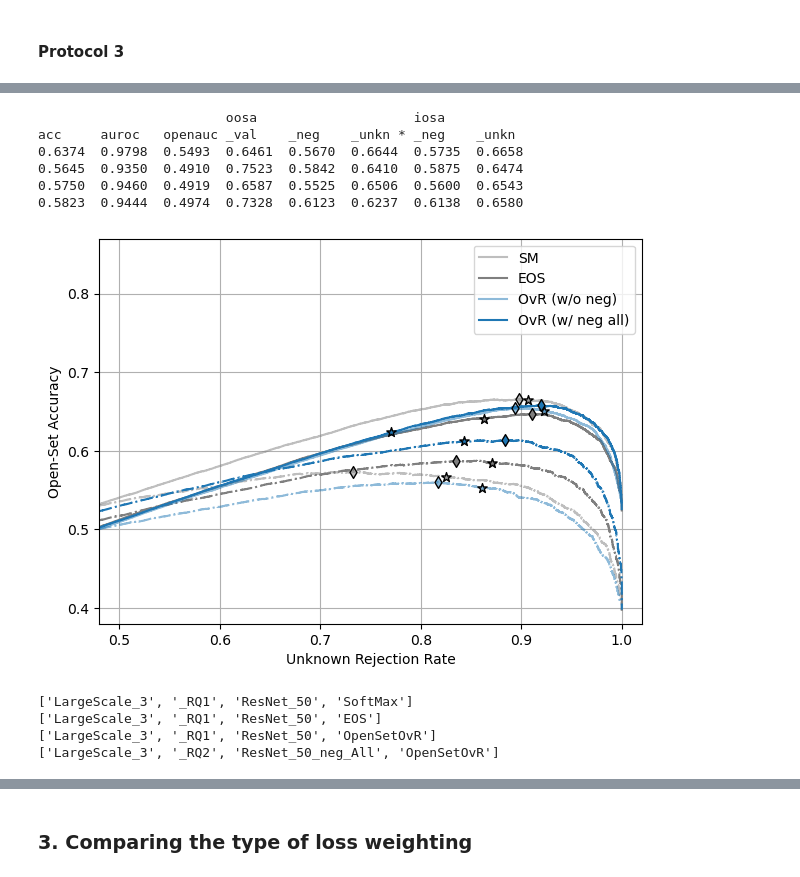
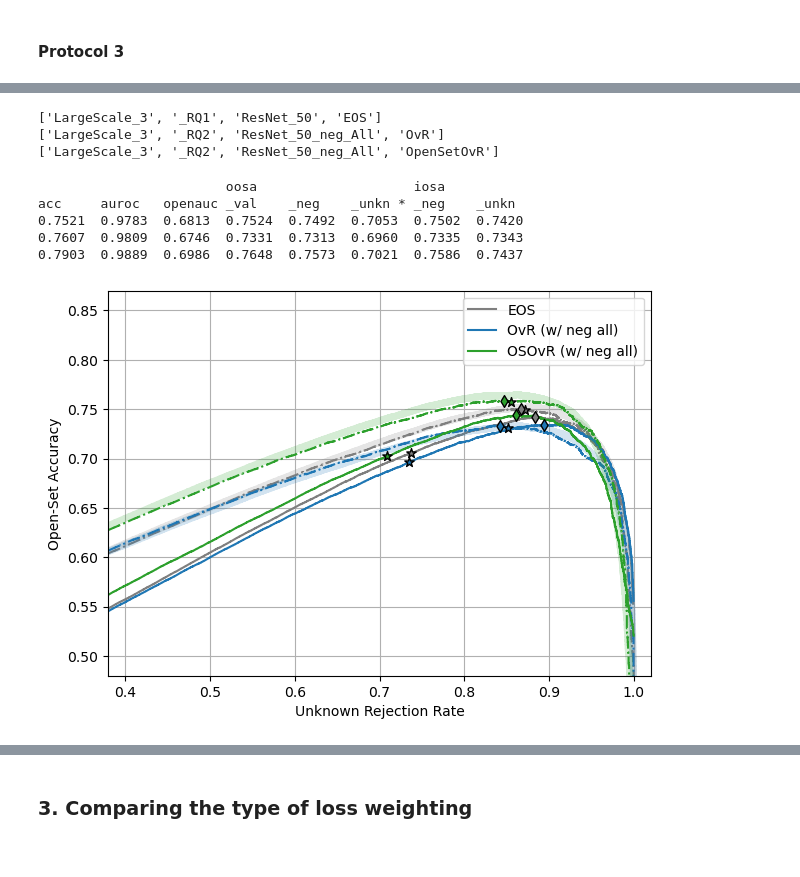
Before and after one commit to hk-kaden-kim/openset-binary, a Jupyter notebook: results-large.ipynb, the cells around one changed output, grey strips where cells are left out. Drawn from its saved outputs; the diff is of its cells as text; code cells hidden in the pictures.

```diff
--- a/results-large.ipynb
+++ b/results-large.ipynb
@@ -628,27 +671,23 @@ for idx in range(len(data_info)):
+# %%
+PROTOCOL = 3
+
+data_info = eos_data_info_1[PROTOCOL-1] + ovr_data_info_2[PROTOCOL-1][-1:] + osovr_data_info_2[PROTOCOL-1][-1:]
+
+for idx in range(len(data_info)):
+    print(data_info[idx]['info'])
+# %% [output]
+['LargeScale_3', '_RQ1', 'ResNet_50', 'EOS']
+['LargeScale_3', '_RQ2', 'ResNet_50_neg_All', 'OvR']
+['LargeScale_3', '_RQ2', 'ResNet_50_neg_All', 'OpenSetOvR']
 # %%
 results = evals.print_metrics(data_info)
-evals.plot_OSAC(data_info, [(*CMAP[7],0.5),CMAP[7],
-                            (*CMAP[0],0.5),CMAP[0],],
-                figsize=(7,5), lim=((0.48, 1.02),(0.38,0.87)),
-                show_val=False)
+evals.plot_OSAC(data_info, [CMAP[7],CMAP[0],CMAP[2]],
+                figsize=(7,5), lim=((0.38, 1.02),(0.48,0.87)),
+                show_val=True)
 # %% [output]
                         oosa                    iosa
 acc     auroc   openauc _val    _neg    _unkn * _neg    _unkn
-0.6374  0.9798  0.5493  0.6461  0.5670  0.6644  0.5735  0.6658
-0.5645  0.9350  0.4910  0.7523  0.5842  0.6410  0.5875  0.6474
-0.5750  0.9460  0.4919  0.6587  0.5525  0.6506  0.5600  0.6543
-0.5823  0.9444  0.4974  0.7328  0.6123  0.6237  0.6138  0.6580
+0.7521  0.9783  0.6813  0.7524  0.7492  0.7053  0.7502  0.7420
+0.7607  0.9809  0.6746  0.7331  0.7313  0.6960  0.7335  0.7343
+0.7903  0.9889  0.6986  0.7648  0.7573  0.7021  0.7586  0.7437
-[figure, old version]
+[figure, new version]
-# %%
-PROTOCOL = 3
-
-data_info = sm_data_info_1[PROTOCOL-1] + eos_data_info_1[PROTOCOL-1]
-data_info += osovr_data_info_2[PROTOCOL-1]
-
-for idx in range(len(data_info)):
-    print(data_info[idx]['info'])
-# %% [output]
-['LargeScale_3', '_RQ1', 'ResNet_50', 'SoftMax']
-['LargeScale_3', '_RQ1', 'ResNet_50', 'EOS']
-['LargeScale_3', '_RQ1', 'ResNet_50', 'OpenSetOvR']
-['LargeScale_3', '_RQ2', 'ResNet_50_neg_All', 'OpenSetOvR']
```
Also changed, not shown: parts of 69 cells of this notebook, 4 other files.
